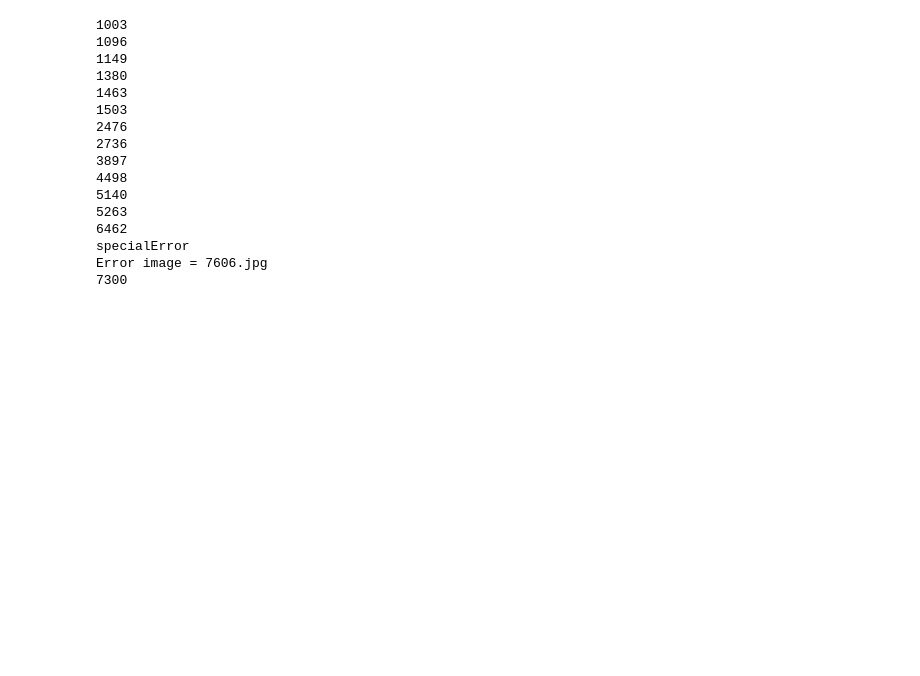
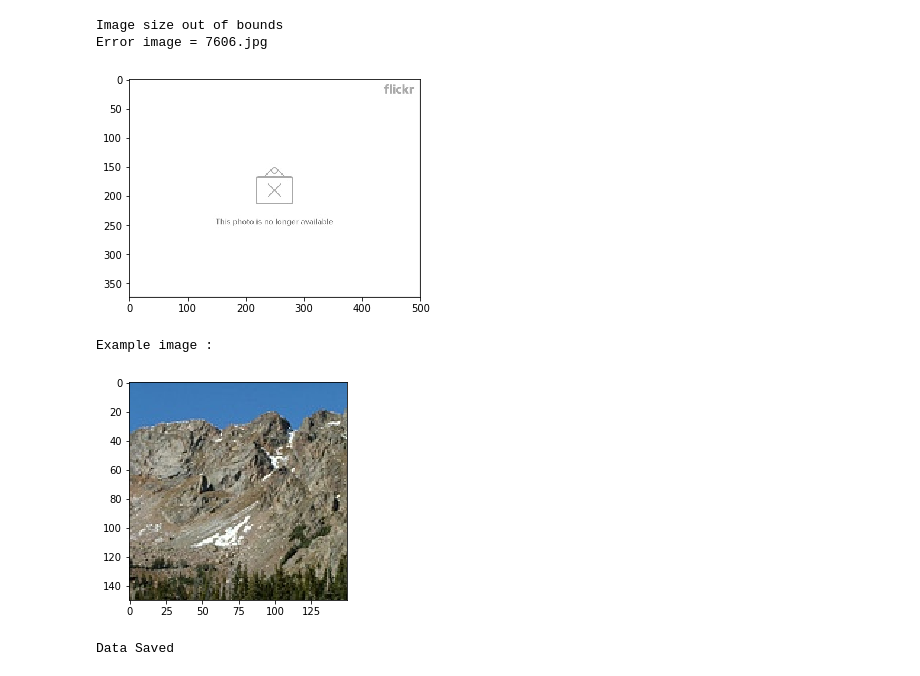
Before and after one commit to Roodram/Intel_scene_Classification_practice, a Jupyter notebook: Data_prep.ipynb, the cells around one changed output. Saved outputs shown, nothing was run; the diff lists cells and outputs as text; code cells hidden in the pictures; blank space fills up the shorter version.

```diff
--- a/Data_prep.ipynb
+++ b/Data_prep.ipynb
@@ -53,43 +76,38 @@ np.save("Models/Y_test", Y_oh)
 # %%
-X_pred = np.zeros((7300, 150, 150, 3))
+pred_data_len = 7300
+X_pred = np.zeros((pred_data_len, 150, 150, 3), dtype=np.uint8)
 image_dir = "Dataset/seg_pred/"
 
 i=0
 
 for _,_,images in os.walk(image_dir):
     for image in images:
         img = imread(image_dir+image)
         try:
             X_pred[i] = img
         except ValueError:
             try:
-                print(i)
                 shape = img.shape
                 X_pred[i, :shape[0], :shape[1], :] = img
             except ValueError:
-                print("specialError")
+                print("Image size out of bounds")
                 print("Error image = " + image)
+                plt.imshow(img)
+                plt.show()
                 continue
         i+=1
 
-
-print(i)
+print("Example image :")
+plt.imshow(X_pred[4,:,:,:])
+plt.show()
 # %% [output]
-1003
-1096
-1149
-1380
-1463
-1503
-2476
-2736
-3897
-4498
-5140
-5263
-6462
-specialError
+Image size out of bounds
 Error image = 7606.jpg
-7300
+[figure, added]
+Example image :
+[figure, added]
 # %%
 np.save("Models/X_pred", X_pred)
+print("Data Saved")
+# %% [output]
+Data Saved
```
Also changed, not shown: parts of 7 cells of this notebook.
